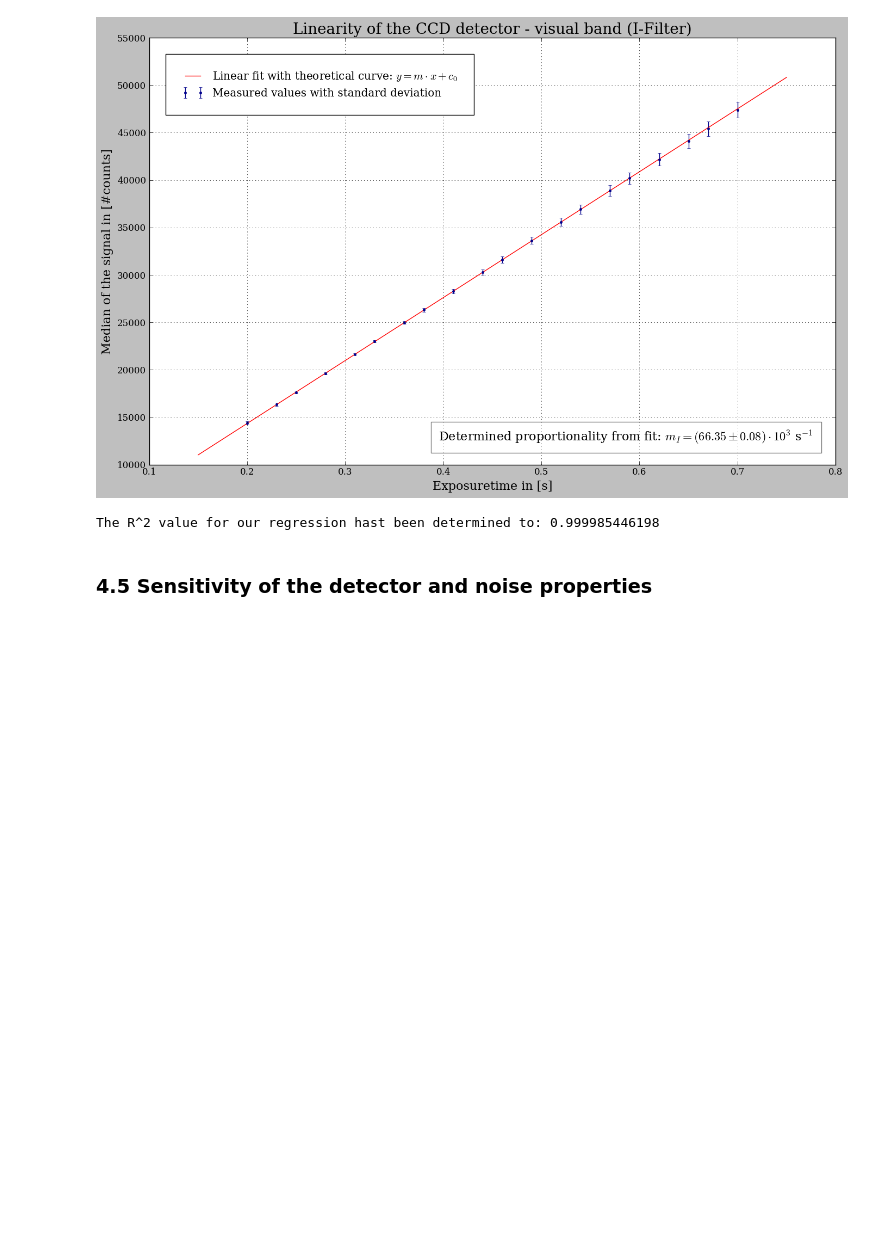
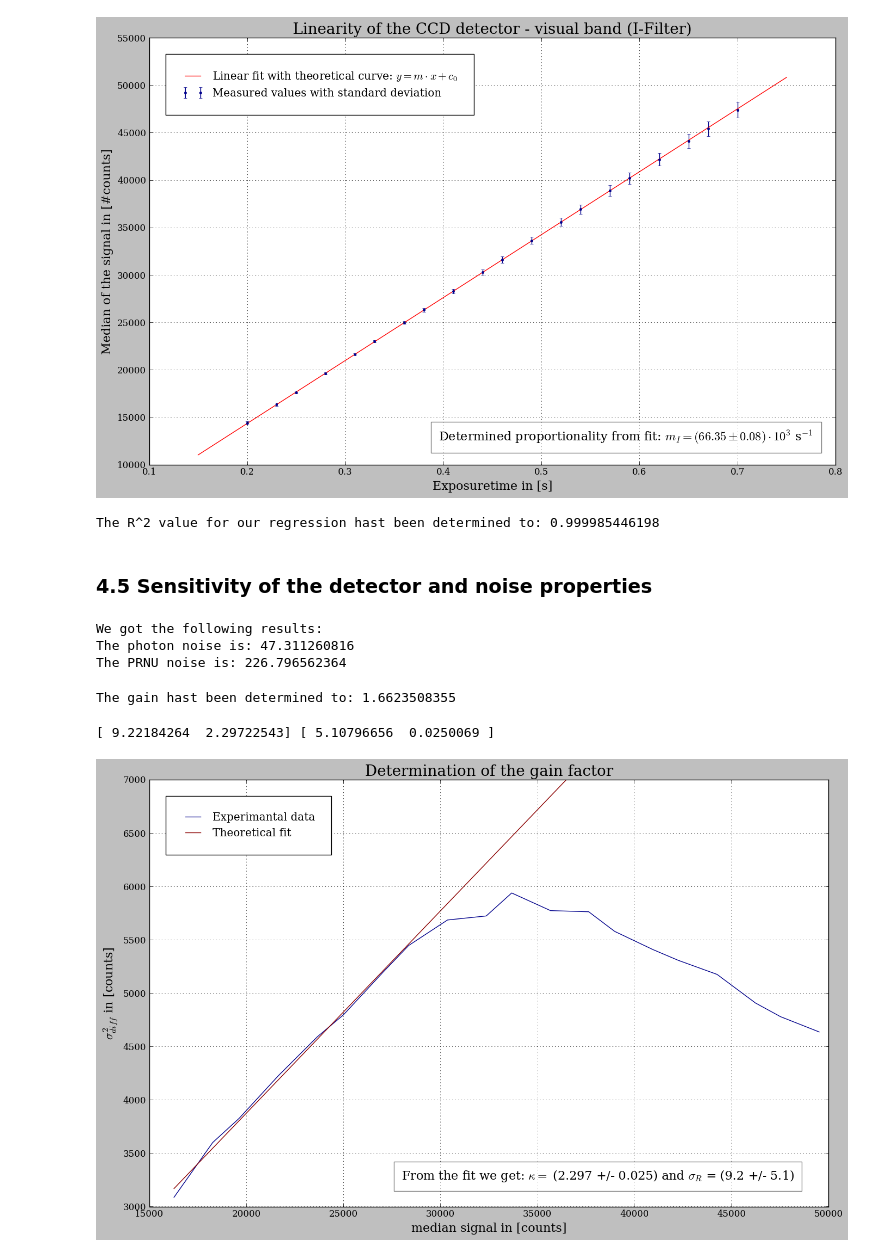
Before and after one commit to mathieukaltschmidt/FP-physics-lab-course, a Jupyter notebook: F30 Stellar CCD-Photometry/Python /TelescopeDATA.ipynb, the cells around one changed output. Saved outputs shown, nothing was run; the diff lists cells and outputs as text; code cells hidden in the pictures; blank space fills up the shorter version.

```diff
--- a/F30 Stellar CCD-Photometry/Python /TelescopeDATA.ipynb
+++ b/F30 Stellar CCD-Photometry/Python /TelescopeDATA.ipynb
@@ -242,0 +285,61 @@ kappa19 = eta * Ne_dig / sigmae_dig**2
+# %%
+#Preparing DATA for plotting
+sigma_ro = np.mean([18.94, 18.90])
+sigma_tot = np.mean([232.0, 232.9])
+signal_med = np.mean([1347, 1346])
+sigma_diff = 72.06
+# %%
+print('We got the following results:')
+sigma_ph = np.sqrt((sigma_diff ** 2) / 2 - sigma_ro ** 2)
+print('The photon noise is: ' + str(sigma_ph))
+sigma_prnu = np.sqrt(sigma_tot ** 2 - sigma_ro ** 2 - sigma_ph ** 2)
+print('The PRNU noise is: ' + str(sigma_prnu))
+# %% [output]
+We got the following results:
+The photon noise is: 47.311260816
+The PRNU noise is: 226.796562364
+# %%
+#Determination of the gain
+gain = sigma_ph ** 2 / signal_med  #quantum efficiency = 1
+print('The gain hast been determined to: ' + str(gain))
+# %% [output]
+The gain hast been determined to: 1.6623508355
+# %%
+#DATA
+median_ind = np.loadtxt('DATA/sensitivity/all_median.txt', skiprows = 1,unpack=True)
+stdv = np.loadtxt('DATA/sensitivity/all_diff_stv.txt', skiprows = 1,unpack=True)
+
+l = int(median_ind.size / 2)
+median = ( median_ind[0:l] + median_ind[l:] ) / 2
+mask = (median < 30000)
+median_crop = median[mask]
+stdv_crop = stdv[mask]
+# %%
+#Fitting
+def sigma_diff(N, sigma_R, kappa):
+    return (sigma_R ** 2 + N/(kappa ** 2))
+
+start = [20, 2]
+popt, pcov = curve_fit(sigma_diff, median_crop, stdv_crop ** 2, p0 = start)
+perr = np.sqrt(np.diag(pcov))
+print(popt, perr)
+# %% [output]
+[ 9.22184264  2.29722543] [ 5.10796656  0.0250069 ]
+# %%
+#Plotting
+plt.plot(median, stdv ** 2, label = 'Experimantal data',color ='darkblue')
+plt.plot(median, sigma_diff(median, *popt), label = 'Theoretical fit', color = 'darkred')
+plt.title('Determination of the gain factor',size=20)
+plt.ylabel(r'$\sigma_{diff}^2$ in [counts]',size=16)
+plt.xlabel('median signal in [counts]',size=16)
+plt.ylim(3000,7000)
+
+plt.text(28000,3250,'From the fit we get: $\kappa = $ (' + str(round(popt[1],3)) + ' +/- ' + str(round(perr[1],3)) + ') and $\sigma_R$ = (' + str(round(popt[0],1)) + ' +/- ' + str(round(perr[0],1)) + ')',bbox={'facecolor':'white', 'alpha':0.5, 'pad':10},size=16)
+plt.legend(frameon=True,fontsize='large', borderpad=1.5, borderaxespad=1.5,loc='upper left')
+plt.grid(ls='dotted')
+
+#Saving figure
+plt.tight_layout()
+plt.savefig('Plots/gain.pdf', format='PDF')
+# %% [output]
+[figure, added]
```
Also changed, not shown: parts of 18 cells of this notebook, 43 other files.
